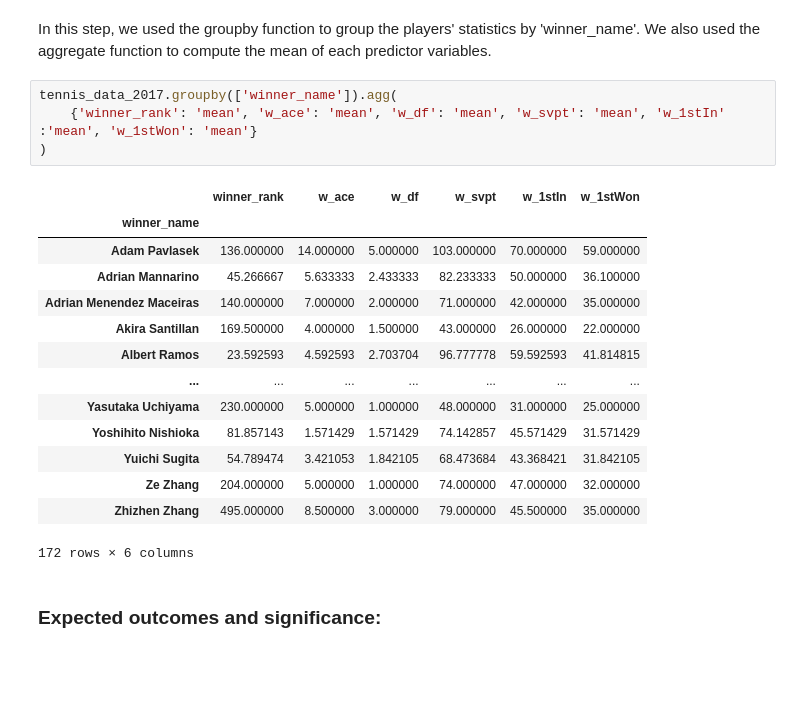
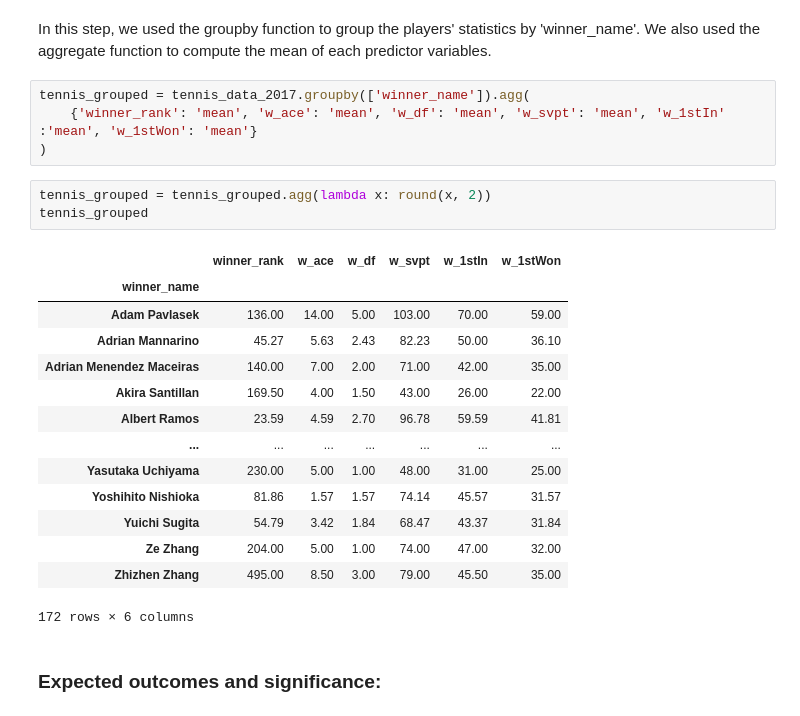
Before and after one commit to sungminl/dsci-100-2022w2-group-19, a Jupyter notebook: proposal.ipynb, the cells around one changed output. Cells and saved outputs as stored; diff of their text form; blank space fills up the shorter version.

Commit message:
changed the agrregate data into 2 decimal places

```diff
--- a/proposal.ipynb
+++ b/proposal.ipynb
@@ -62,24 +62,27 @@ tennis_data_2017
 # %% [markdown]
 In this step, we used the groupby function to group the players' statistics by 'winner_name'. We also used the aggregate function to compute the mean of each predictor variables.
 # %%
-tennis_data_2017.groupby(['winner_name']).agg(
+tennis_grouped = tennis_data_2017.groupby(['winner_name']).agg(
     {'winner_rank': 'mean', 'w_ace': 'mean', 'w_df': 'mean', 'w_svpt': 'mean', 'w_1stIn' :'mean', 'w_1stWon': 'mean'}
 )
-# %% [output]
-|  | winner_rank | w_ace | w_df | w_svpt | w_1stIn | w_1stWon |
-| winner_name |  |  |  |  |  |  |
-| Adam Pavlasek | 136.000000 | 14.000000 | 5.000000 | 103.000000 | 70.000000 | 59.000000 |
-| Adrian Mannarino | 45.266667 | 5.633333 | 2.433333 | 82.233333 | 50.000000 | 36.100000 |
-| Adrian Menendez Maceiras | 140.000000 | 7.000000 | 2.000000 | 71.000000 | 42.000000 | 35.000000 |
-| Akira Santillan | 169.500000 | 4.000000 | 1.500000 | 43.000000 | 26.000000 | 22.000000 |
-| Albert Ramos | 23.592593 | 4.592593 | 2.703704 | 96.777778 | 59.592593 | 41.814815 |
-| ... | ... | ... | ... | ... | ... | ... |
-| Yasutaka Uchiyama | 230.000000 | 5.000000 | 1.000000 | 48.000000 | 31.000000 | 25.000000 |
-| Yoshihito Nishioka | 81.857143 | 1.571429 | 1.571429 | 74.142857 | 45.571429 | 31.571429 |
-| Yuichi Sugita | 54.789474 | 3.421053 | 1.842105 | 68.473684 | 43.368421 | 31.842105 |
-| Ze Zhang | 204.000000 | 5.000000 | 1.000000 | 74.000000 | 47.000000 | 32.000000 |
-| Zhizhen Zhang | 495.000000 | 8.500000 | 3.000000 | 79.000000 | 45.500000 | 35.000000 |
-172 rows × 6 columns
+# %%
+tennis_grouped = tennis_grouped.agg(lambda x: round(x, 2))
+tennis_grouped
+# %% [output]
+|  | winner_rank | w_ace | w_df | w_svpt | w_1stIn | w_1stWon |
+| winner_name |  |  |  |  |  |  |
+| Adam Pavlasek | 136.00 | 14.00 | 5.00 | 103.00 | 70.00 | 59.00 |
+| Adrian Mannarino | 45.27 | 5.63 | 2.43 | 82.23 | 50.00 | 36.10 |
+| Adrian Menendez Maceiras | 140.00 | 7.00 | 2.00 | 71.00 | 42.00 | 35.00 |
+| Akira Santillan | 169.50 | 4.00 | 1.50 | 43.00 | 26.00 | 22.00 |
+| Albert Ramos | 23.59 | 4.59 | 2.70 | 96.78 | 59.59 | 41.81 |
+| ... | ... | ... | ... | ... | ... | ... |
+| Yasutaka Uchiyama | 230.00 | 5.00 | 1.00 | 48.00 | 31.00 | 25.00 |
+| Yoshihito Nishioka | 81.86 | 1.57 | 1.57 | 74.14 | 45.57 | 31.57 |
+| Yuichi Sugita | 54.79 | 3.42 | 1.84 | 68.47 | 43.37 | 31.84 |
+| Ze Zhang | 204.00 | 5.00 | 1.00 | 74.00 | 47.00 | 32.00 |
+| Zhizhen Zhang | 495.00 | 8.50 | 3.00 | 79.00 | 45.50 | 35.00 |
+172 rows × 6 columns
 # %% [markdown]
 ### Expected outcomes and significance:
 # %% [markdown]
```
